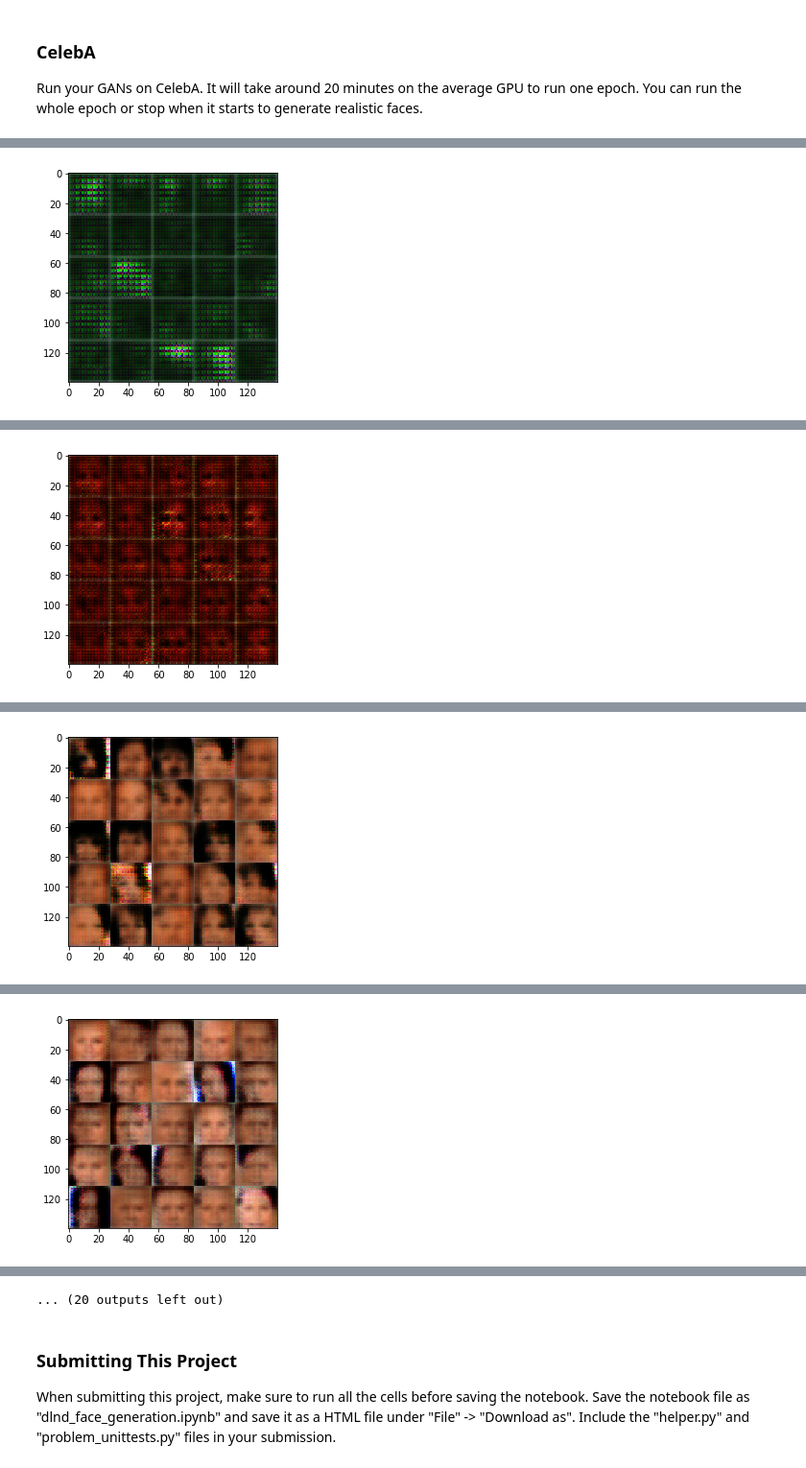
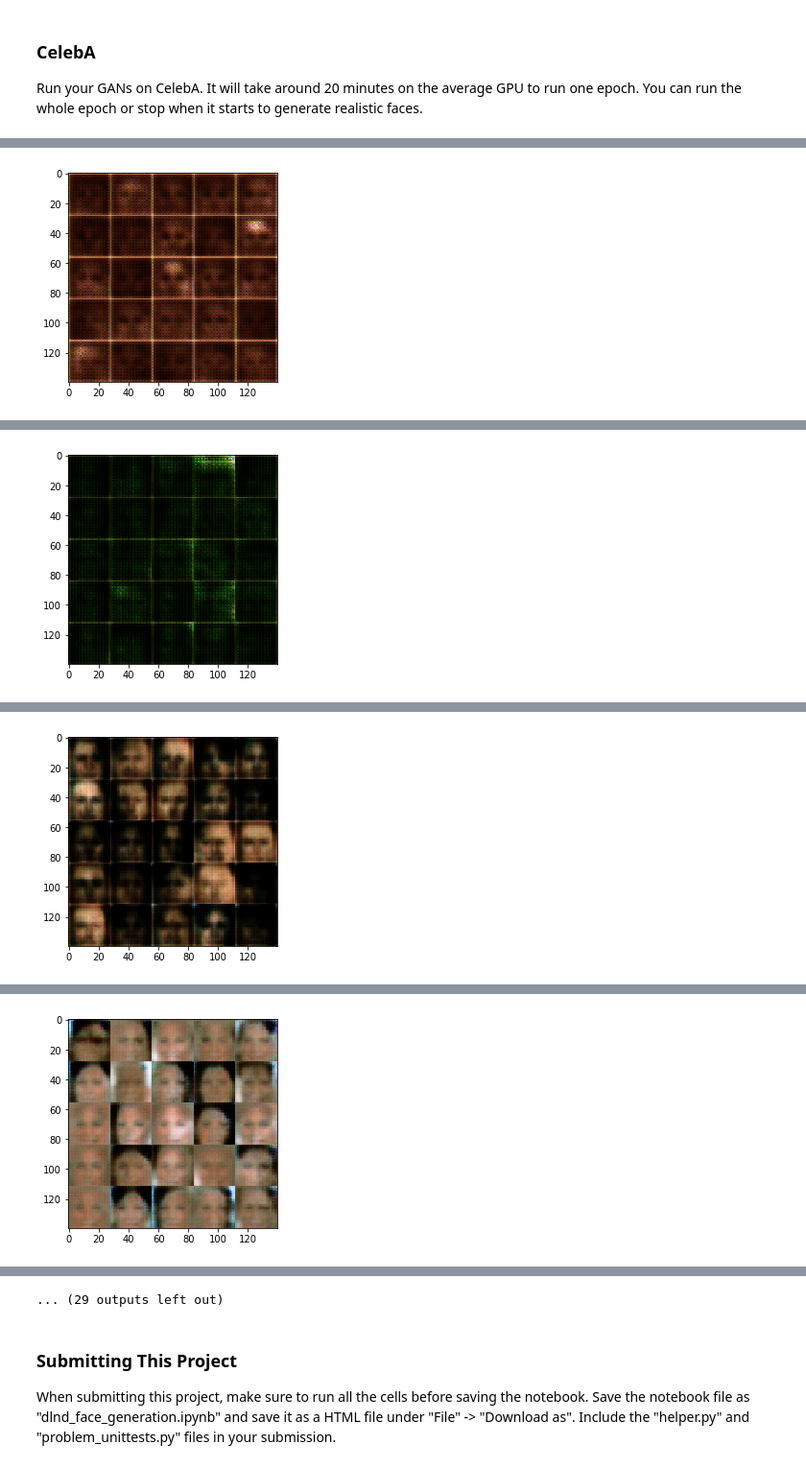
Before and after one commit to Soccertrash/deep-learning, a Jupyter notebook: face_generation/dlnd_face_generation.ipynb, the cells around one changed output, grey strips where cells are left out. Shown at 96% size. Cells and saved outputs as stored; diff of their text form; code cells hidden in the pictures.

```diff
--- a/face_generation/dlnd_face_generation.ipynb
+++ b/face_generation/dlnd_face_generation.ipynb
@@ -150,26 +150,29 @@ def discriminator(images, reuse=False):
     """
 
     alpha = 0.2
+    dropout = 0.25
     with tf.variable_scope('discriminator', reuse=reuse):
         # Input is 28 x 28 x #channels
         # Layer 1, no batch norm on first layer
-        x1 = tf.layers.conv2d(images, 64, 5, strides=2, padding='same')
+        x1 = tf.layers.conv2d(images, 64, 5, strides=2, padding='same', kernel_initializer=tf.contrib.layers.xavier_initializer())
         relu1 = tf.maximum(alpha * x1, x1)
         # 14 x 14 x 64
 
-        x2 = tf.layers.conv2d(relu1, 128, 5, strides=2, padding='same')
+        x2 = tf.layers.conv2d(relu1, 128, 5, strides=2, padding='same', kernel_initializer=tf.contrib.layers.xavier_initializer())
+        x2 = tf.layers.dropout(x2, rate=dropout, training=True)
         x2 = tf.layers.batch_normalization(x2,training=True)
         relu2 = tf.maximum(alpha * x2, x2)
         # 7 x 7 x 128
 
-        x3 = tf.layers.conv2d(relu2, 256, 5, strides=2, padding='same')
+        x3 = tf.layers.conv2d(relu2, 256, 5, strides=2, padding='same', kernel_initializer=tf.contrib.layers.xavier_initializer())
+        x3 = tf.layers.dropout(x3, rate=dropout, training=True)
         x3 = tf.layers.batch_normalization(x3,training=True)
         relu3 = tf.maximum(alpha * x3, x3)
         # 4 x 4 x 256
 
         flat = tf.reshape(relu3, (-1, 4 * 4 * 256))
         # One output unit
-        logits = tf.layers.dense(flat,1)
+        logits = tf.layers.dense(flat,1, kernel_initializer=tf.contrib.layers.xavier_initializer())
         out = tf.sigmoid(logits)
 
     return out, logits
@@ -196,27 +199,30 @@ def generator(z, out_channel_dim, is_train=True):
 
 
     alpha = 0.2
+    dropout = 0.25
     with tf.variable_scope('generator', reuse=not is_train):
 
         # Output should be 28 x 28 x out_channels
-        x1 = tf.layers.dense(z, 7 * 7 * 512)
+        x1 = tf.layers.dense(z, 7 * 7 * 512, kernel_initializer=tf.contrib.layers.xavier_initializer())
         x1 = tf.reshape(x1,(-1, 7,7, 512))
         x1 = tf.layers.batch_normalization(x1,training=is_train)
         relu1 = tf.maximum(alpha * x1, x1)
         # 7 x 7 x 512
 
-        x2 = tf.layers.conv2d_transpose(relu1, 256, 5, strides=2, padding='same')
+        x2 = tf.layers.conv2d_transpose(relu1, 256, 5, strides=2, padding='same', kernel_initializer=tf.contrib.layers.xavier_initializer())
+        x2 = tf.layers.dropout(x2, rate=dropout, training=is_train)
         x2 = tf.layers.batch_normalization(x2,training=is_train)
         relu2 = tf.maximum(alpha * x2, x2)
         # 14 x 14 x 256
 
-        x3 = tf.layers.conv2d_transpose(relu2, 128, 5, strides=2, padding='same')
+        x3 = tf.layers.conv2d_transpose(relu2, 128, 5, strides=2, padding='same', kernel_initializer=tf.contrib.layers.xavier_initializer())
+        x3 = tf.layers.dropout(x3, rate=dropout, training=is_train)
         x3 = tf.layers.batch_normalization(x3,training=is_train)
         relu3 = tf.maximum(alpha * x3, x3)
         # 28 x 28 x 128
 
         # Output
-        logits = tf.layers.conv2d_transpose(relu3, out_channel_dim, 3, strides=1, padding='same')
+        logits = tf.layers.conv2d_transpose(relu3, out_channel_dim, 3, strides=1, padding='same', kernel_initializer=tf.contrib.layers.xavier_initializer())
         # 28 x 28 x out_channel_dim
 
         out = tf.tanh(logits)
@@ -236,6 +242,8 @@ Implement `model_loss` to build the GANs for training and calculate the loss.  T
 - `discriminator(images, reuse=False)`
 - `generator(z, out_channel_dim, is_train=True)`
 # %%
+smooth = 0.1
+
 def model_loss(input_real, input_z, out_channel_dim):
     """
     Get the loss for the discriminator and generator
@@ -250,7 +258,7 @@ def model_loss(input_real, input_z, out_channel_dim):
     discriminator_fake, discriminator_fake_logits = discriminator(generator_model, reuse=True)
 
     d_loss_real = tf.reduce_mean(
-        tf.nn.sigmoid_cross_entropy_with_logits(logits=discriminator_real_logits, labels=tf.ones_like(discriminator_real)))
+        tf.nn.sigmoid_cross_entropy_with_logits(logits=discriminator_real_logits, labels=tf.ones_like(discriminator_real )*(1 - smooth) ))
     d_loss_fake = tf.reduce_mean(
         tf.nn.sigmoid_cross_entropy_with_logits(logits=discriminator_fake_logits, labels=tf.zeros_like(discriminator_fake)))
     g_loss = tf.reduce_mean(
@@ -469,7 +477,7 @@ Epoch 2/2... Discriminator Loss: 1.2046... Generator Loss: 1.4532
 ### CelebA
 Run your GANs on CelebA.  It will take around 20 minutes on the average GPU to run one epoch.  You can run the whole epoch or stop when it starts to generate realistic faces.
 # %%
-batch_size = 128
+batch_size = 32
 z_dim = 100
 learning_rate = 0.0005
 beta1 = 0.5
@@ -493 +501 @@ Epoch 1/1... Discriminator Loss: 0.0762... Generator Loss: 4.6518
-[figure, old version]
+[figure, new version]
@@ -499 +507 @@ Epoch 1/1... Discriminator Loss: 0.2064... Generator Loss: 2.6833
-[figure, old version]
+[figure, new version]
@@ -505 +513 @@ Epoch 1/1... Discriminator Loss: 1.0919... Generator Loss: 0.7483
-[figure, old version]
+[figure, new version]
@@ -511 +519 @@ Epoch 1/1... Discriminator Loss: 0.7933... Generator Loss: 0.9738
-[figure, old version]
+[figure, new version]
@@ -524,4 +532,4 @@ Epoch 1/1... Discriminator Loss: 0.6904... Generator Loss: 1.8239
-... (20 outputs left out)
+... (29 outputs left out)
 # %% [markdown]
 ### Submitting This Project
 When submitting this project, make sure to run all the cells before saving the notebook. Save the notebook file as "dlnd_face_generation.ipynb" and save it as a HTML file under "File" -> "Download as". Include the "helper.py" and "problem_unittests.py" files in your submission.
```
Also changed, not shown: parts of 2 cells of this notebook, 1 other file.
